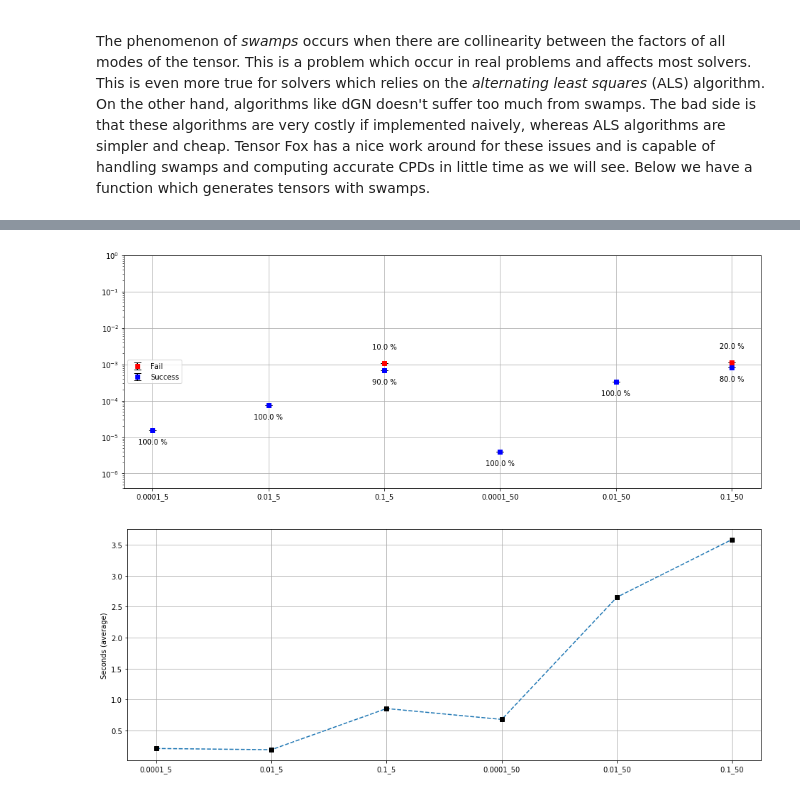
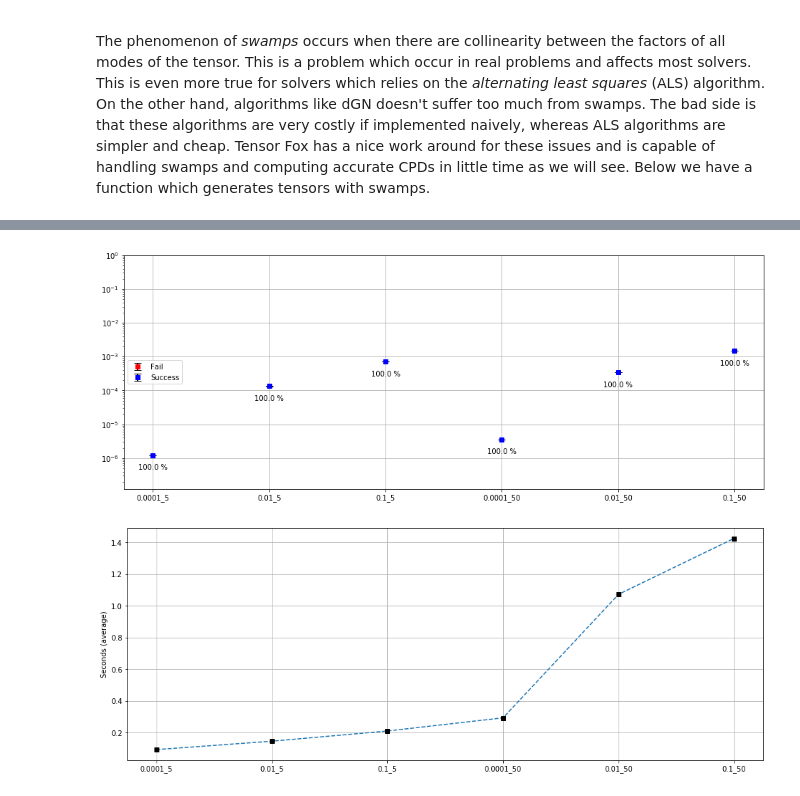
Before and after one commit to felipebottega/Tensor-Fox, a Jupyter notebook: tutorial/9-convenience_tools.ipynb, the cells around one changed output, grey strips where cells are left out. Cells and saved outputs as stored; diff of their text form; code cells hidden in the pictures.

```diff
--- a/tutorial/9-convenience_tools.ipynb
+++ b/tutorial/9-convenience_tools.ipynb
@@ -43,6 +43,6 @@ This is not the only convenience we need. Besides computing the CPD and showing
 class options:
     maxiter = 400
 
-factors, T_approx, output = tfx.foxit(T, R, options, bestof=10)
+factors, output = tfx.foxit(T, R, options, bestof=10)
 # %% [output]
 Final results
@@ -120,7 +120,7 @@ def swamp_gen(dims, R, c, var):
         for r in range(1,R):
             factors[l][:,r] = factors[l][:,r-1] + c*factors[l][:,r]
 
-    T = tfx.cnv.cpd2tens(T, factors, dims)
+    T = tfx.cnv.cpd2tens(factors)
     T_noise = T + var*np.random.standard_normal(dims)
 
     return T, T_noise, factors
@@ -133,42 +133,47 @@ tensor with name 0.0001_5 has degree of collinearity c=0.0001 and rank r=5.
 """
 
 var = 1e-6
-thr = 1e-3
 dims = (100, 100, 100)
 
 # High degree of collinearity and small rank
 c = 0.0001
 R = 5
+thr = 1e-4
 T, T_noise, factors = swamp_gen(dims, R, c, var)
 A1 = ('0.0001_5', T, T_noise, R, thr)
 
 # Low degree of collinearity and small rank
 c = 0.01
 R = 5
+thr = 1e-3
 T, T_noise, factors = swamp_gen(dims, R, c, var)
 A2 = ('0.01_5', T, T_noise, R, thr)
 
 # Very low degree of collinearity and small rank
 c = 0.1
 R = 5
+thr = 1e-2
 T, T_noise, factors = swamp_gen(dims, R, c, var)
 A3 = ('0.1_5', T, T_noise, R, thr)
 
 # High degree of collinearity and large rank
 c = 0.0001
 R = 50
+thr = 1e-4
 T, T_noise, factors = swamp_gen(dims, R, c, var)
 A4 = ('0.0001_50', T, T_noise, R, thr)
 
 # Low degree of collinearity and large rank
 c = 0.01
 R = 50
+thr = 1e-3
 T, T_noise, factors = swamp_gen(dims, R, c, var)
 A5 = ('0.01_50', T, T_noise, R, thr)
 
 # Low degree of collinearity and large rank
 c = 0.1
 R = 50
+thr = 1e-2
 T, T_noise, factors = swamp_gen(dims, R, c, var)
 A6 = ('0.1_50', T, T_noise, R, thr)
 
@@ -179,19 +184,19 @@ tensors_list = [A1, A2, A3, A4, A5, A6]
 options_list = [False, False, False, False, False, False]
 # %%
 # Time to measure the performance of the defaults against swamps.
-trials = 10
+trials = 20
 display = True
 
 results = tfx.disp.test_tensors(tensors_list, options_list, trials, display)
 # %% [output]
 |  | Tensor name | Maxiter | Tol error | Tol step size | Tol improvement | Tol gradient | Initialization | ... |
 | 0 | 0.0001_5 | 200 | 0.000001 | 0.000001 | 0.000001 | 0.000001 | random | ... |
 | 1 | 0.01_5 | 200 | 0.000001 | 0.000001 | 0.000001 | 0.000001 | random | ... |
 | 2 | 0.1_5 | 200 | 0.000001 | 0.000001 | 0.000001 | 0.000001 | random | ... |
 | 3 | 0.0001_50 | 200 | 0.000001 | 0.000001 | 0.000001 | 0.000001 | random | ... |
 | 4 | 0.01_50 | 200 | 0.000001 | 0.000001 | 0.000001 | 0.000001 | random | ... |
 | 5 | 0.1_50 | 200 | 0.000001 | 0.000001 | 0.000001 | 0.000001 | random | ... |
-[figure, old version]
+[figure, new version]
-[figure, old version]
+[figure, new version]
 # %% [markdown]
 The blue marks of the top plot are the average of the successful tests, whereas the red marks indicates the failures. Each mark has a vertical bar corresponding to the variance of the errors, but since the variance is so low we can't see them. Above (red) and below (blue) the marks there are percentages showing how much successes and failures there are for each test tensor with its corresponding model.
```
Also changed, not shown: parts of 4 cells of this notebook, 9 other files.
